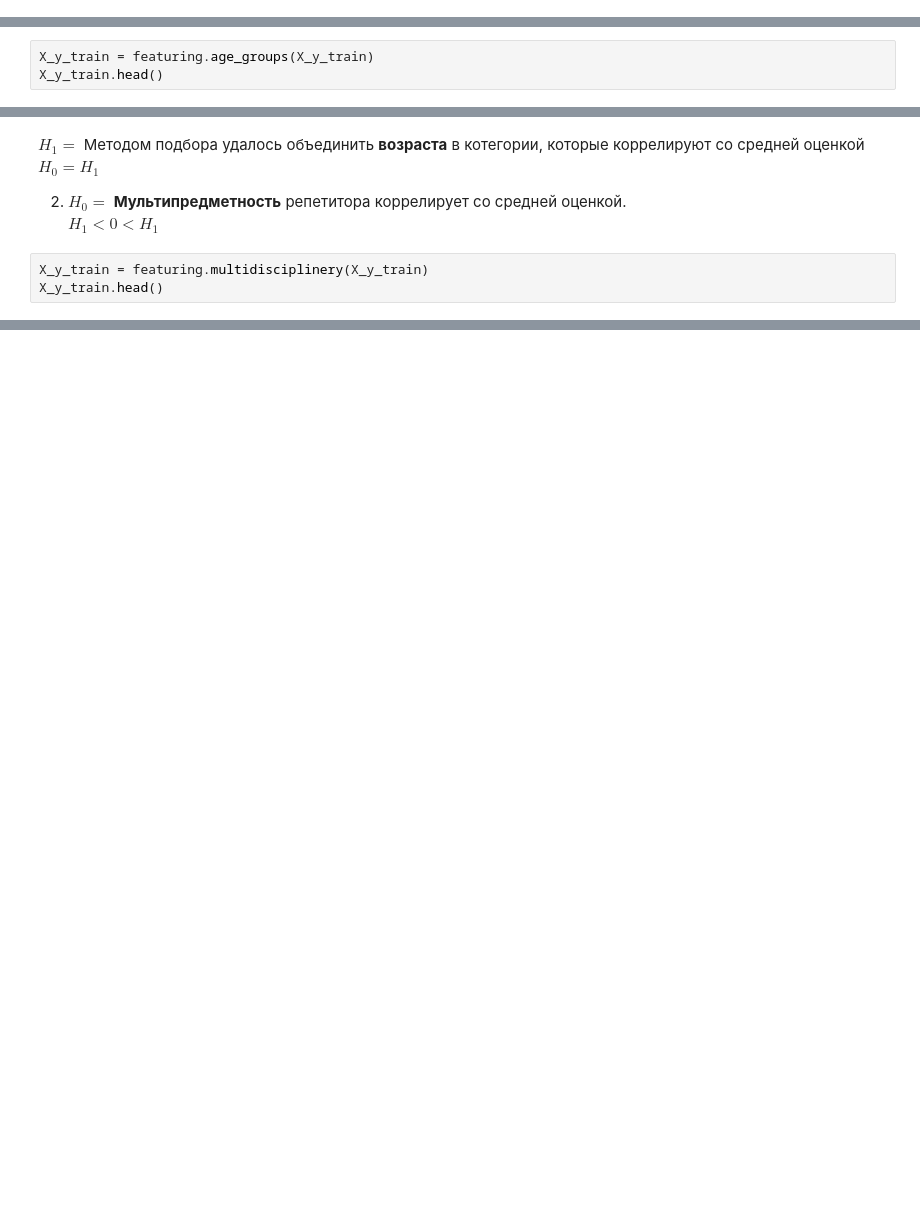
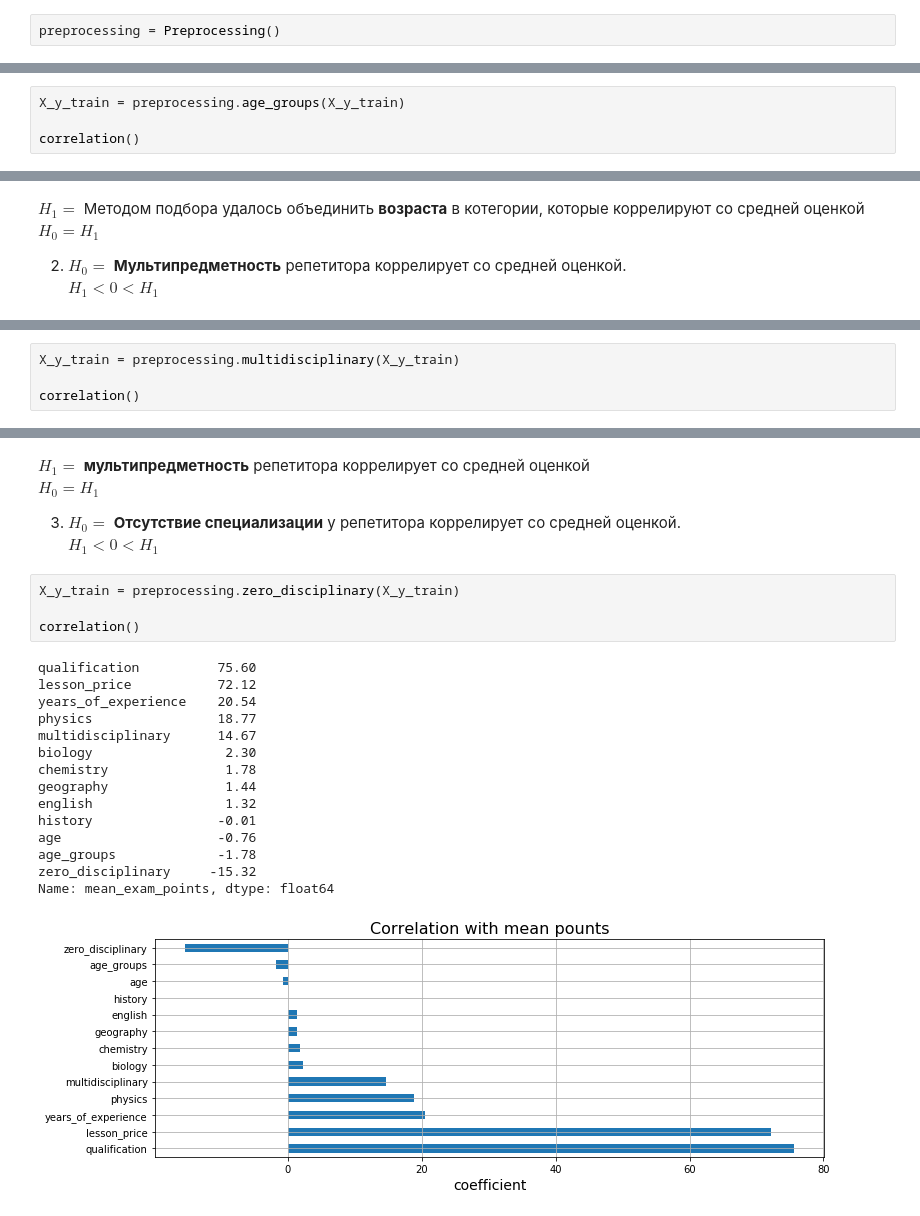
Before and after one commit to Yegor9151/Data_analysis_algorithms, a Jupyter notebook: Course project/Tutors - expected math exam results.ipynb, the cells around one changed output, grey strips where cells are left out. Cells and saved outputs as stored; diff of their text form; blank space fills up the shorter version.

```diff
--- a/Course project/Tutors - expected math exam results.ipynb
+++ b/Course project/Tutors - expected math exam results.ipynb
@@ -309,9 +366,12 @@ featuring = Featuring()
+# %%
+preprocessing = Preprocessing()
 # %% [markdown]
 1) $H_0$ = Возрастные группы репетиторов коррелируют со средней оценкой.<br>
 $H_1 < 0 < H_1$
 
 - Разобьем __возраста__ на категории
 # %%
-X_y_train = featuring.age_groups(X_y_train)
-X_y_train.head()
+X_y_train = preprocessing.age_groups(X_y_train)
+
+correlation()
 # %% [output]
@@ -343,6 +394,3 @@ $H_0 = H_1$
 
 2) $H_0 =$ __Мультипредметность__ репетитора коррелирует со средней оценкой.<br>
 $H_1 < 0 < H_1$
-# %%
-X_y_train = featuring.multidisciplinery(X_y_train)
-X_y_train.head()
@@ -372,0 +397,4 @@ Name: mean_exam_points, dtype: float64
+# %%
+X_y_train = preprocessing.multidisciplinary(X_y_train)
+
+correlation()
@@ -372,0 +416,26 @@ Name: mean_exam_points, dtype: float64
+# %% [markdown]
+$H_1 = $ __мультипредметность__ репетитора коррелирует со средней оценкой<br>
+$H_0 = H_1$
+
+3) $H_0 =$ __Отсутствие специализации__ у репетитора коррелирует со средней оценкой.<br>
+$H_1 < 0 < H_1$
+# %%
+X_y_train = preprocessing.zero_disciplinary(X_y_train)
+
+correlation()
+# %% [output]
+qualification          75.60
+lesson_price           72.12
+years_of_experience    20.54
+physics                18.77
+multidisciplinary      14.67
+biology                 2.30
+chemistry               1.78
+geography               1.44
+english                 1.32
+history                -0.01
+age                    -0.76
+age_groups             -1.78
+zero_disciplinary     -15.32
+Name: mean_exam_points, dtype: float64
+[figure, added]
```
Also changed, not shown: parts of 61 cells of this notebook, 1 other file.
